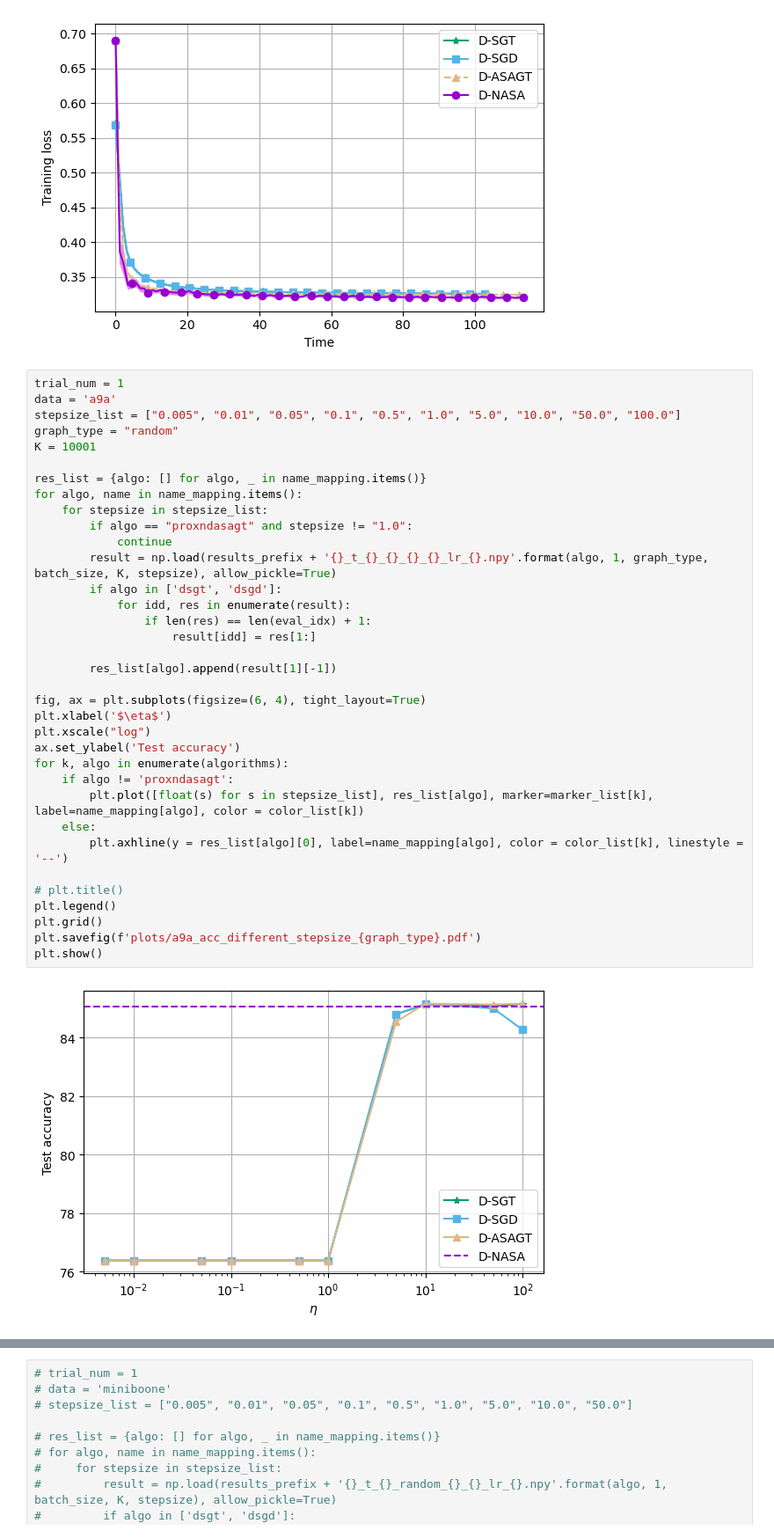
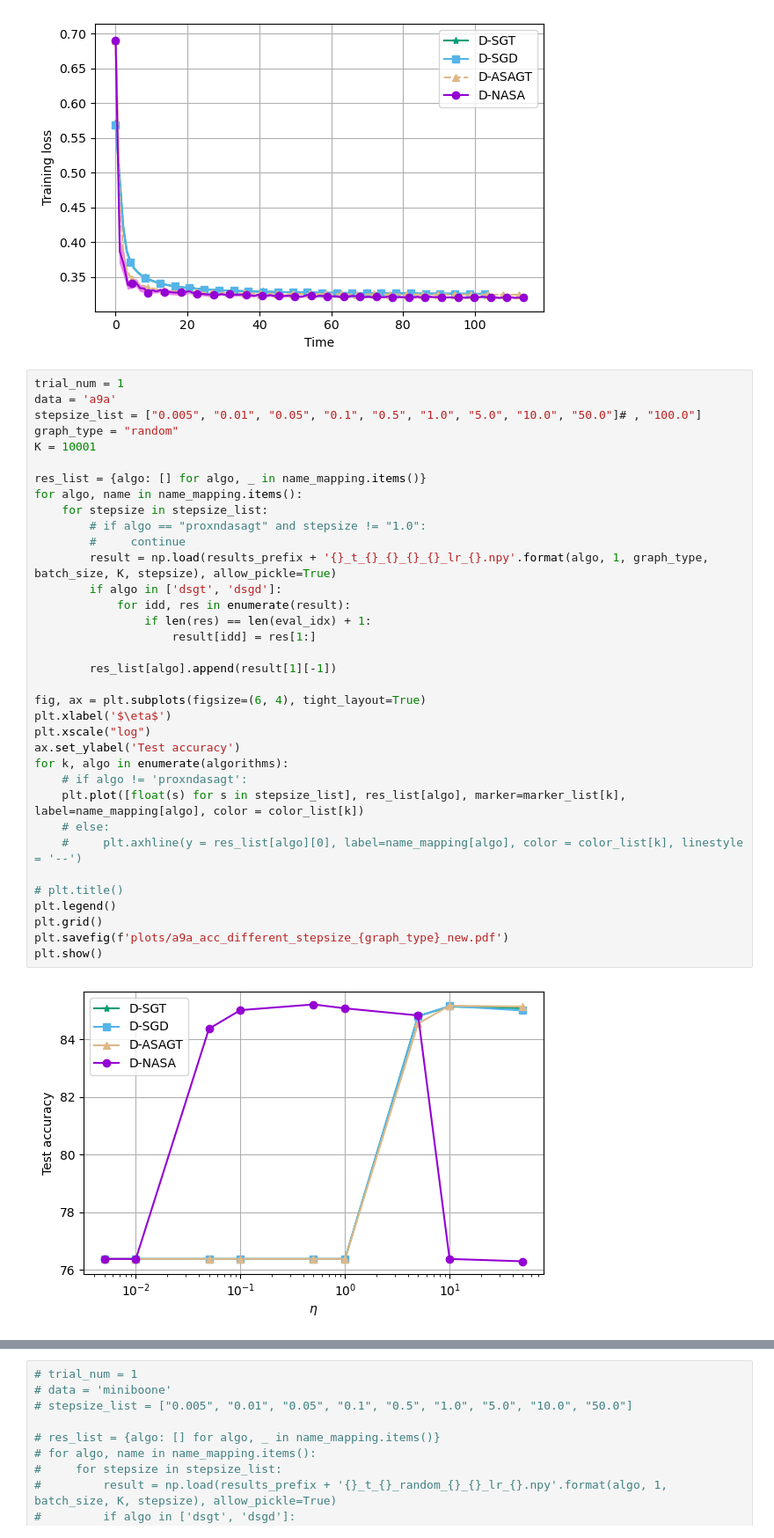
Before and after one commit to JasonJiaxiangLi/decen_mpi4py, a Jupyter notebook: plot_a9a.ipynb, the cells around one changed output, grey strips where cells are left out. Shown at 88% size. Cells and saved outputs as stored; diff of their text form.

```diff
--- a/plot_a9a.ipynb
+++ b/plot_a9a.ipynb
@@ -351,39 +351,39 @@ plt.show()
 # %%
 trial_num = 1
 data = 'a9a'
-stepsize_list = ["0.005", "0.01", "0.05", "0.1", "0.5", "1.0", "5.0", "10.0", "50.0", "100.0"]
+stepsize_list = ["0.005", "0.01", "0.05", "0.1", "0.5", "1.0", "5.0", "10.0", "50.0"]# , "100.0"]
 graph_type = "random"
 K = 10001
 
 res_list = {algo: [] for algo, _ in name_mapping.items()}
 for algo, name in name_mapping.items():
     for stepsize in stepsize_list:
-        if algo == "proxndasagt" and stepsize != "1.0":
-            continue
+        # if algo == "proxndasagt" and stepsize != "1.0":
+        #     continue
         result = np.load(results_prefix + '{}_t_{}_{}_{}_{}_lr_{}.npy'.format(algo, 1, graph_type, batch_size, K, stepsize), allow_pickle=True)
         if algo in ['dsgt', 'dsgd']:
             for idd, res in enumerate(result):
                 if len(res) == len(eval_idx) + 1:
                     result[idd] = res[1:]
 
         res_list[algo].append(result[1][-1])
 
 fig, ax = plt.subplots(figsize=(6, 4), tight_layout=True)
 plt.xlabel('$\eta$')
 plt.xscale("log")
 ax.set_ylabel('Test accuracy')
 for k, algo in enumerate(algorithms):
-    if algo != 'proxndasagt':
-        plt.plot([float(s) for s in stepsize_list], res_list[algo], marker=marker_list[k], label=name_mapping[algo], color = color_list[k])
-    else:
-        plt.axhline(y = res_list[algo][0], label=name_mapping[algo], color = color_list[k], linestyle = '--')
+    # if algo != 'proxndasagt':
+    plt.plot([float(s) for s in stepsize_list], res_list[algo], marker=marker_list[k], label=name_mapping[algo], color = color_list[k])
+    # else:
+    #     plt.axhline(y = res_list[algo][0], label=name_mapping[algo], color = color_list[k], linestyle = '--')
 
 # plt.title()
 plt.legend()
 plt.grid()
-plt.savefig(f'plots/a9a_acc_different_stepsize_{graph_type}.pdf')
+plt.savefig(f'plots/a9a_acc_different_stepsize_{graph_type}_new.pdf')
 plt.show()
 # %% [output]
-[figure, old version]
+[figure, new version]
 # %%
 # %% [output]
```
Also changed, not shown: parts of 1 cell of this notebook, 6 other files.
